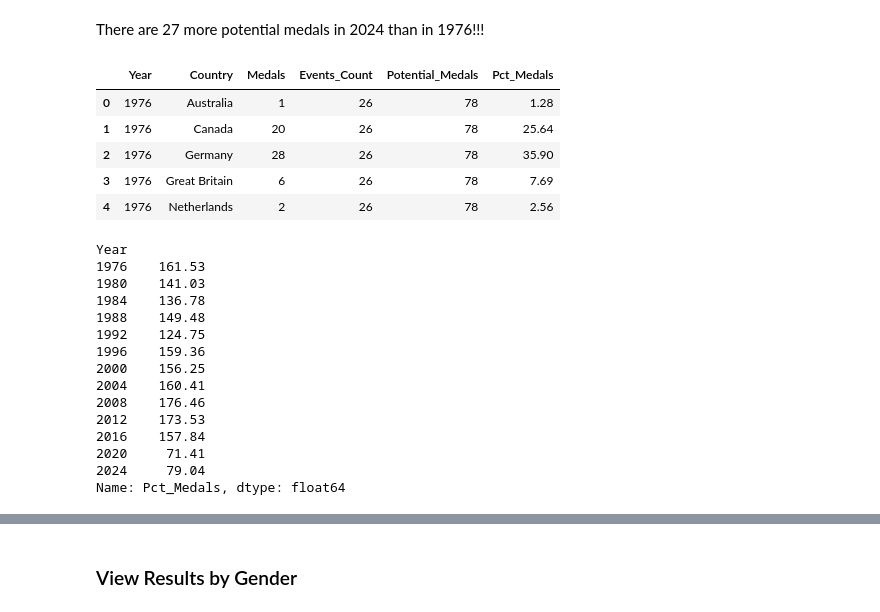
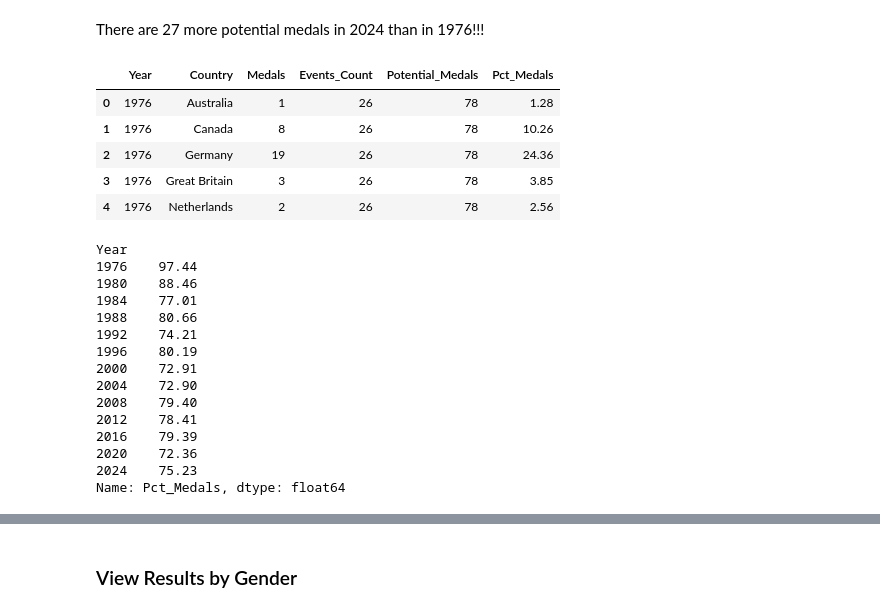
Before and after one commit to dagartga/olympics-data-project, a Jupyter notebook: olympics_data_project/notebooks/olympics_swimming_eda.ipynb, the cells around one changed output, grey strips where cells are left out. Cells and saved outputs as stored; diff of their text form; code cells hidden in the pictures.

```diff
--- a/olympics_data_project/notebooks/olympics_swimming_eda.ipynb
+++ b/olympics_data_project/notebooks/olympics_swimming_eda.ipynb
@@ -130,8 +130,8 @@ array(['United States', 'Australia', 'Germany', 'Russia', 'Canada',
       dtype=object)
 # %%
 # group by year and country to get the number of medals
-year_country_medals = recent_swim_df[recent_swim_df['Country'].isin(top_10_countries)].groupby(['Year', 'Country']).size().reset_index(name='Medals')
-year_country_medals.head()
+top_10_year_country_medals = recent_swim_df[recent_swim_df['Country'].isin(top_10_countries)].groupby(['Year', 'Country']).size().reset_index(name='Medals')
+top_10_year_country_medals.head()
 # %% [output]
 |  | Year | Country | Medals |
 | 0 | 1976 | Australia | 1 |
@@ -233,36 +233,36 @@ n_events_df
 There are 27 more potential medals in 2024 than in 1976!!!
 # %%
 # join the number of potential medals to the year_country_medals dataframe
-year_country_medals = year_country_medals.join(n_events_df.set_index('Year'), on='Year')
+top_10_year_country_medals = top_10_year_country_medals.join(n_events_df.set_index('Year'), on='Year')
 
 # calculate the percentage of medals won
-year_country_medals['Pct_Medals'] = year_country_medals['Medals'] / year_country_medals['Potential_Medals'] * 100
-year_country_medals['Pct_Medals'] = year_country_medals['Pct_Medals'].round(2)
+top_10_year_country_medals['Pct_Medals'] = top_10_year_country_medals['Medals'] / top_10_year_country_medals['Potential_Medals'] * 100
+top_10_year_country_medals['Pct_Medals'] = top_10_year_country_medals['Pct_Medals'].round(2)
 # %%
-year_country_medals.head()
+top_10_year_country_medals.head()
 # %% [output]
 |  | Year | Country | Medals | Events_Count | Potential_Medals | Pct_Medals |
 | 0 | 1976 | Australia | 1 | 26 | 78 | 1.28 |
-| 1 | 1976 | Canada | 20 | 26 | 78 | 25.64 |
-| 2 | 1976 | Germany | 28 | 26 | 78 | 35.90 |
-| 3 | 1976 | Great Britain | 6 | 26 | 78 | 7.69 |
+| 1 | 1976 | Canada | 8 | 26 | 78 | 10.26 |
+| 2 | 1976 | Germany | 19 | 26 | 78 | 24.36 |
+| 3 | 1976 | Great Britain | 3 | 26 | 78 | 3.85 |
 | 4 | 1976 | Netherlands | 2 | 26 | 78 | 2.56 |
 # %%
 # assert the that grouped percentage of medals won is less than or equal to 100
-year_country_medals.groupby('Year')['Pct_Medals'].sum()
+top_10_year_country_medals.groupby('Year')['Pct_Medals'].sum()
 # %% [output]
 Year
-1976    161.53
-1980    141.03
-1984    136.78
-1988    149.48
-1992    124.75
-1996    159.36
-2000    156.25
-2004    160.41
-2008    176.46
-2012    173.53
-2016    157.84
-2020     71.41
-2024     79.04
+1976    97.44
+1980    88.46
+1984    77.01
+1988    80.66
+1992    74.21
+1996    80.19
+2000    72.91
+2004    72.90
+2008    79.40
+2012    78.41
+2016    79.39
+2020    72.36
+2024    75.23
 Name: Pct_Medals, dtype: float64
```
Also changed, not shown: parts of 25 cells of this notebook.
